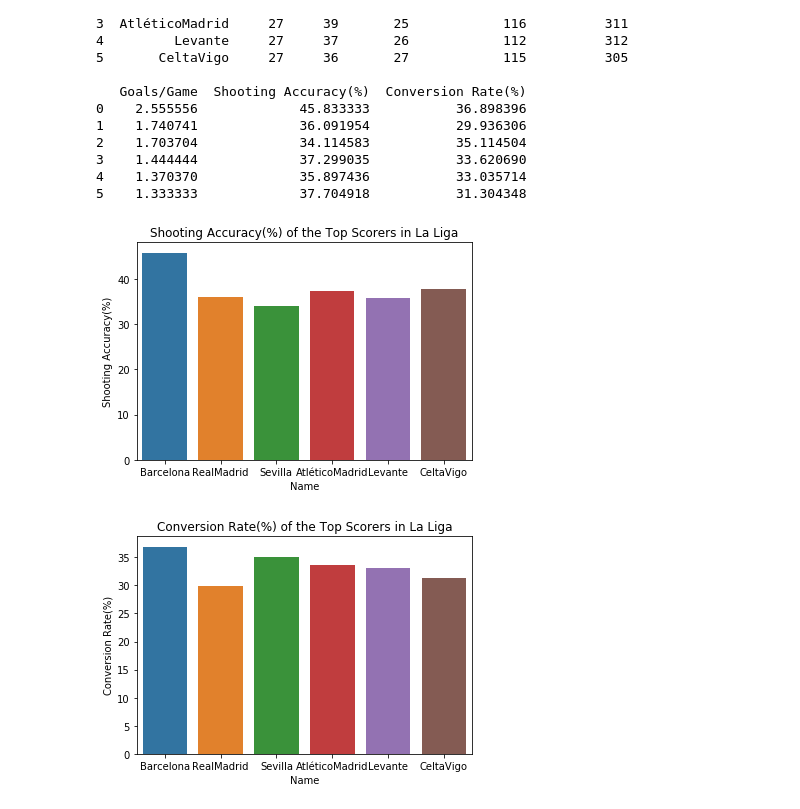
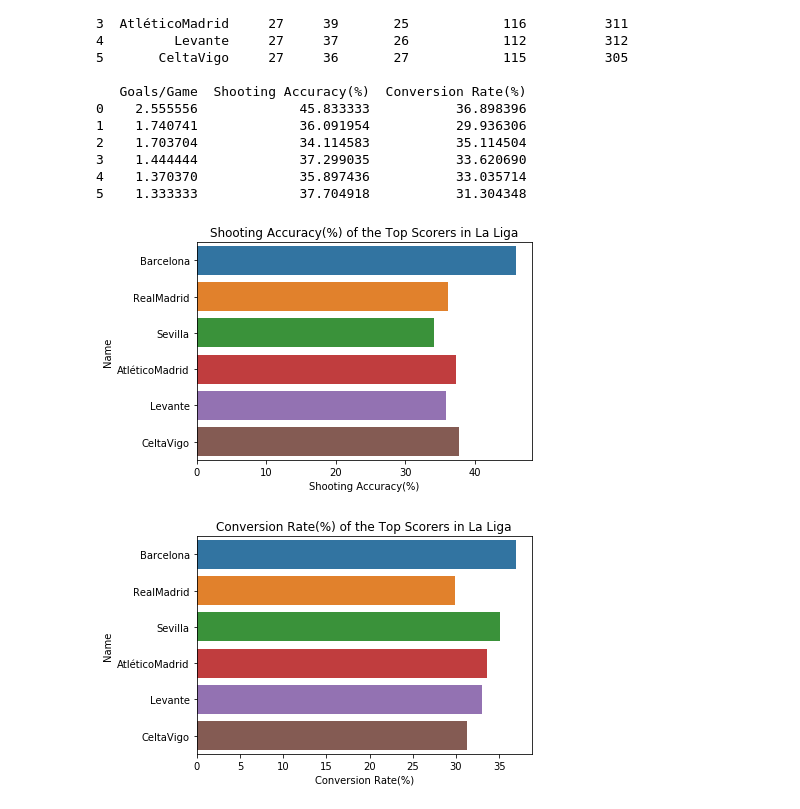
Before and after one commit to hchandra88/SoccerLeaguesAnalysis, a Jupyter notebook: LaLiga.ipynb, the cells around one changed output. Drawn from its saved outputs; the diff is of its cells as text; code cells hidden in the pictures.

```diff
--- a/LaLiga.ipynb
+++ b/LaLiga.ipynb
@@ -75,14 +71,14 @@ print(df)
 # %%
 #visualization of top scorers' shooting accuracy and conversion rate
 #df2 = df.sort_values(['Shooting Accuracy(%)'])
-bar2 = sns.barplot(x='Name', y='Shooting Accuracy(%)', data=df)
+bar2 = sns.barplot(x='Shooting Accuracy(%)', y='Name', data=df)
 plt.title('Shooting Accuracy(%) of the Top Scorers in La Liga')
 plt.show()
 
 #df3 = df.sort_values(['Conversion Rate(%)'])
-bar3 = sns.barplot(x='Name', y='Conversion Rate(%)', data=df)
+bar3 = sns.barplot(x='Conversion Rate(%)', y='Name', data=df)
 plt.title('Conversion Rate(%) of the Top Scorers in La Liga')
 plt.show()
 # %% [output]
-[figure, old version]
+[figure, new version]
-[figure, old version]
+[figure, new version]
```
Also changed, not shown: parts of 2 cells of this notebook, 2 other files.
